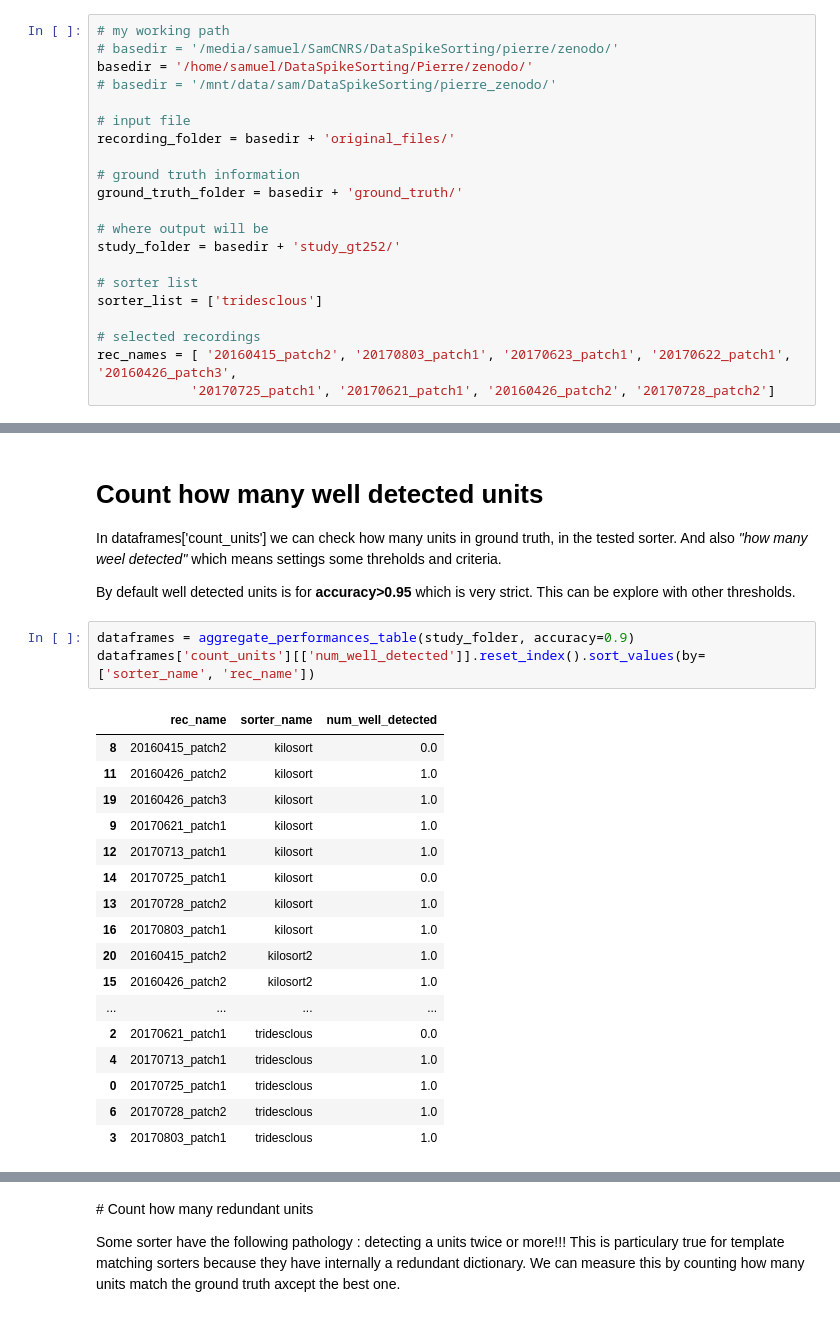
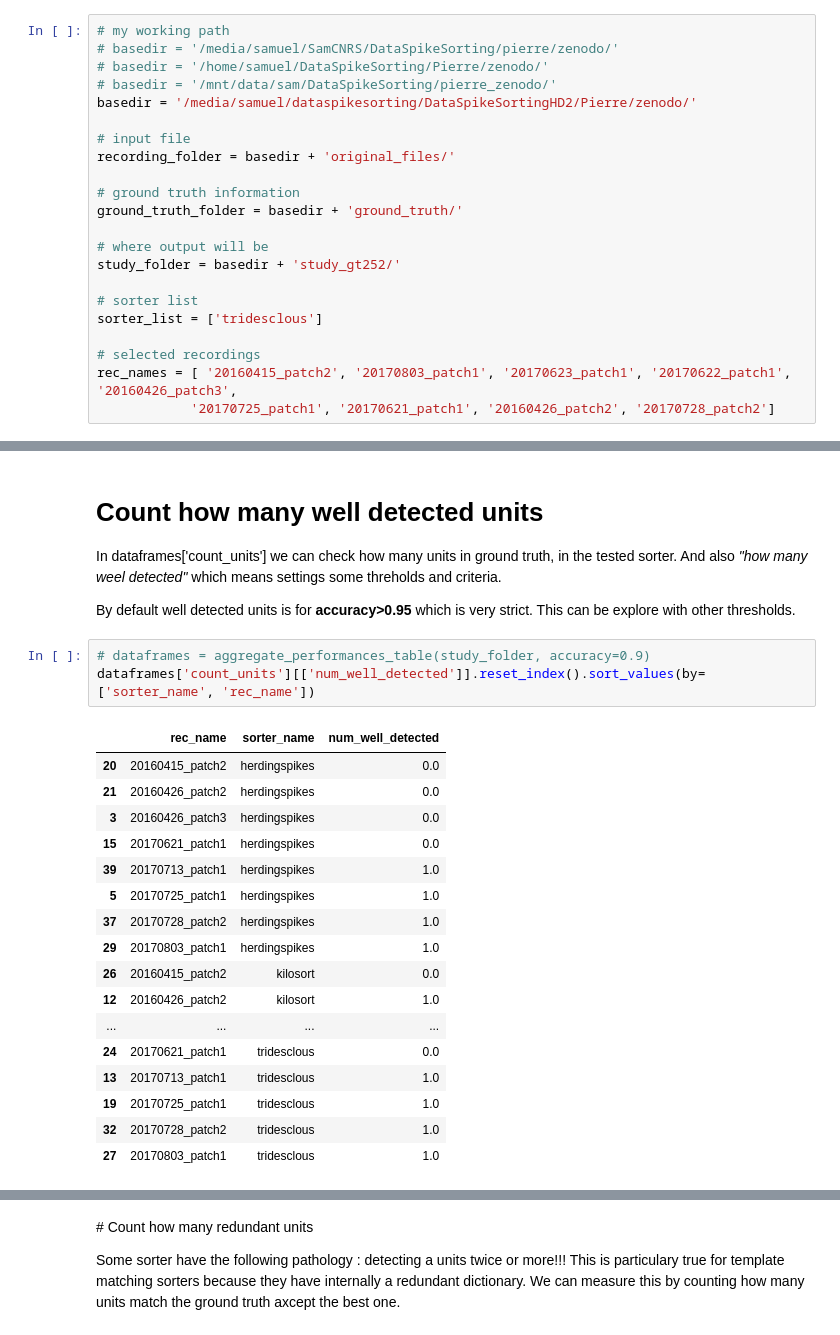
Before and after one commit to SpikeInterface/spikeresults, a Jupyter notebook: Spampinato_ground_thruth_252_channels/sorter_comparison.ipynb, the cells around one changed output, grey strips where cells are left out. Drawn from its saved outputs; the diff is of its cells as text.

```diff
--- a/Spampinato_ground_thruth_252_channels/sorter_comparison.ipynb
+++ b/Spampinato_ground_thruth_252_channels/sorter_comparison.ipynb
@@ -46,8 +48,9 @@ from spiketoolkit.comparison import (setup_comparison_study, run_study_sorters,
 # %%
 # my working path
 # basedir = '/media/samuel/SamCNRS/DataSpikeSorting/pierre/zenodo/'
-basedir = '/home/samuel/DataSpikeSorting/Pierre/zenodo/'
+# basedir = '/home/samuel/DataSpikeSorting/Pierre/zenodo/'
 # basedir = '/mnt/data/sam/DataSpikeSorting/pierre_zenodo/'
+basedir = '/media/samuel/dataspikesorting/DataSpikeSortingHD2/Pierre/zenodo/'
 
 # input file
 recording_folder = basedir + 'original_files/'
@@ -261,23 +292,23 @@ And also *"how many weel detected"* which means settings some threholds and crit
 By default well detected units is for **accuracy>0.95** which is very strict.
 This can be explore with other thresholds.
 # %%
-dataframes = aggregate_performances_table(study_folder, accuracy=0.9)
+# dataframes = aggregate_performances_table(study_folder, accuracy=0.9)
 dataframes['count_units'][['num_well_detected']].reset_index().sort_values(by=['sorter_name', 'rec_name'])
 # %% [output]
 |  | rec_name | sorter_name | num_well_detected |
-| 8 | 20160415_patch2 | kilosort | 0.0 |
-| 11 | 20160426_patch2 | kilosort | 1.0 |
-| 19 | 20160426_patch3 | kilosort | 1.0 |
-| 9 | 20170621_patch1 | kilosort | 1.0 |
-| 12 | 20170713_patch1 | kilosort | 1.0 |
-| 14 | 20170725_patch1 | kilosort | 0.0 |
-| 13 | 20170728_patch2 | kilosort | 1.0 |
-| 16 | 20170803_patch1 | kilosort | 1.0 |
-| 20 | 20160415_patch2 | kilosort2 | 1.0 |
-| 15 | 20160426_patch2 | kilosort2 | 1.0 |
+| 20 | 20160415_patch2 | herdingspikes | 0.0 |
+| 21 | 20160426_patch2 | herdingspikes | 0.0 |
+| 3 | 20160426_patch3 | herdingspikes | 0.0 |
+| 15 | 20170621_patch1 | herdingspikes | 0.0 |
+| 39 | 20170713_patch1 | herdingspikes | 1.0 |
+| 5 | 20170725_patch1 | herdingspikes | 1.0 |
+| 37 | 20170728_patch2 | herdingspikes | 1.0 |
+| 29 | 20170803_patch1 | herdingspikes | 1.0 |
+| 26 | 20160415_patch2 | kilosort | 0.0 |
+| 12 | 20160426_patch2 | kilosort | 1.0 |
 | ... | ... | ... | ... |
-| 2 | 20170621_patch1 | tridesclous | 0.0 |
-| 4 | 20170713_patch1 | tridesclous | 1.0 |
-| 0 | 20170725_patch1 | tridesclous | 1.0 |
-| 6 | 20170728_patch2 | tridesclous | 1.0 |
-| 3 | 20170803_patch1 | tridesclous | 1.0 |
+| 24 | 20170621_patch1 | tridesclous | 0.0 |
+| 13 | 20170713_patch1 | tridesclous | 1.0 |
+| 19 | 20170725_patch1 | tridesclous | 1.0 |
+| 32 | 20170728_patch2 | tridesclous | 1.0 |
+| 27 | 20170803_patch1 | tridesclous | 1.0 |
```
Also changed, not shown: parts of 13 cells of this notebook, 1 other file.
